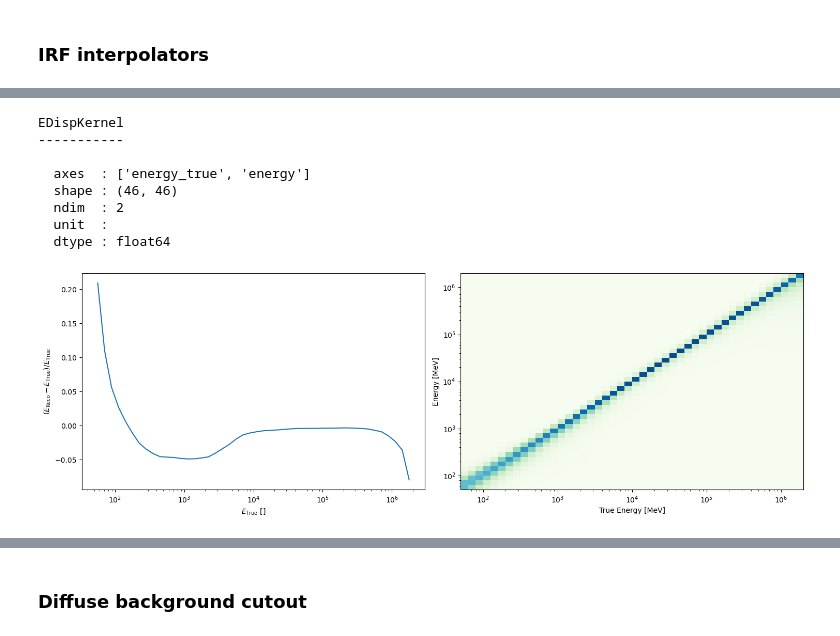
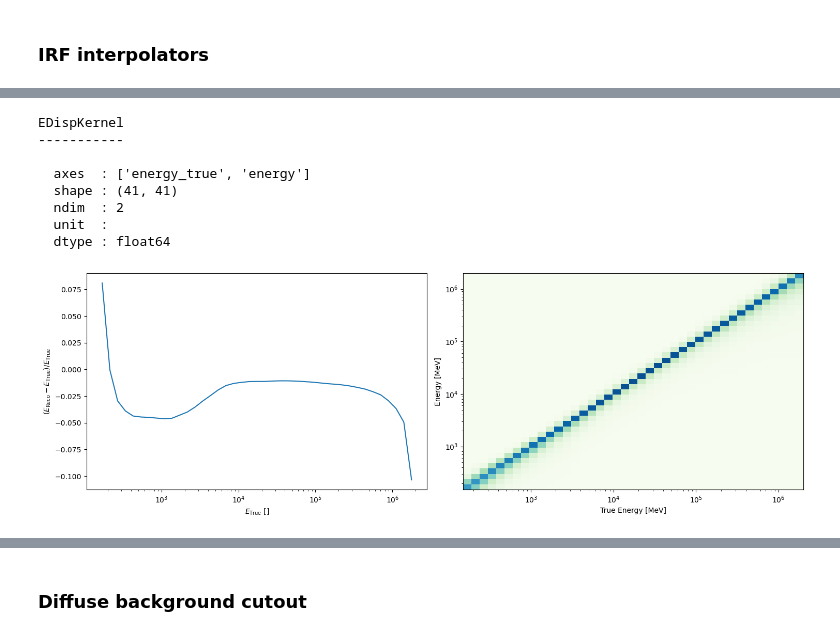
Before and after one commit to chaimain/asgardpy, a Jupyter notebook: notebooks/test_dataset_3d_step.ipynb, the cells around one changed output, grey strips where cells are left out. Drawn from its saved outputs; the diff is of its cells as text; code cells hidden in the pictures.

```diff
--- a/notebooks/test_dataset_3d_step.ipynb
+++ b/notebooks/test_dataset_3d_step.ipynb
@@ -14,7 +14,7 @@ from asgardpy.data.dataset_3d import Dataset3DGeneration
 log = logging.getLogger("test 3d dataset")
 # %%
 base_dir = "/fefs/aswg/workspace/chaitanya.priyadarshi/"
-config_file = base_dir + "analyze_crab_test_Nov2020.yaml"
+config_file = base_dir + "analyze_pg1553_full.yaml"
 # %%
 config = AsgardpyConfig()
 # %%
@@ -106,6 +106,6 @@ The list of different keys or modes of observations for the selected instrument
 # %%
 %%time
 generate_3d_dataset = Dataset3DGeneration(
-    log, config_3d_dataset, config_main, key_names[0]
+    log, config_3d_dataset, config_main
 )
 # %% [output]
@@ -146,7 +142,7 @@ print(generate_3d_dataset.exclusion_regions, generate_3d_dataset.target_full_mod
 # %%
 %%time
 file_list = generate_3d_dataset.read_to_objects(
-    generate_3d_dataset.model,
-    generate_3d_dataset.key_name
+    generate_3d_dataset.config_target.components.spectral,
+    key_names[0]
 )
 # %% [output]
@@ -427,17 +380,17 @@ CPU times: user 5.24 ms, sys: 12.8 ms, total: 18 ms
 Wall time: 5.42 ms
 # %%
-print(generate_3d_dataset.edisp_interp_kernel)
-generate_3d_dataset.edisp_interp_kernel.peek()
+print(generate_3d_dataset.irfs["edisp_interp_kernel"])
+generate_3d_dataset.irfs["edisp_interp_kernel"].peek()
 # %% [output]
 EDispKernel
 -----------
 
   axes  : ['energy_true', 'energy']
-  shape : (46, 46)
+  shape : (41, 41)
   ndim  : 2
   unit  :
   dtype : float64
-[figure, old version]
+[figure, new version]
 # %%
 %%time
 generate_3d_dataset._set_exposure_interpolator()
```
Also changed, not shown: parts of 62 cells of this notebook, 5 other files.
